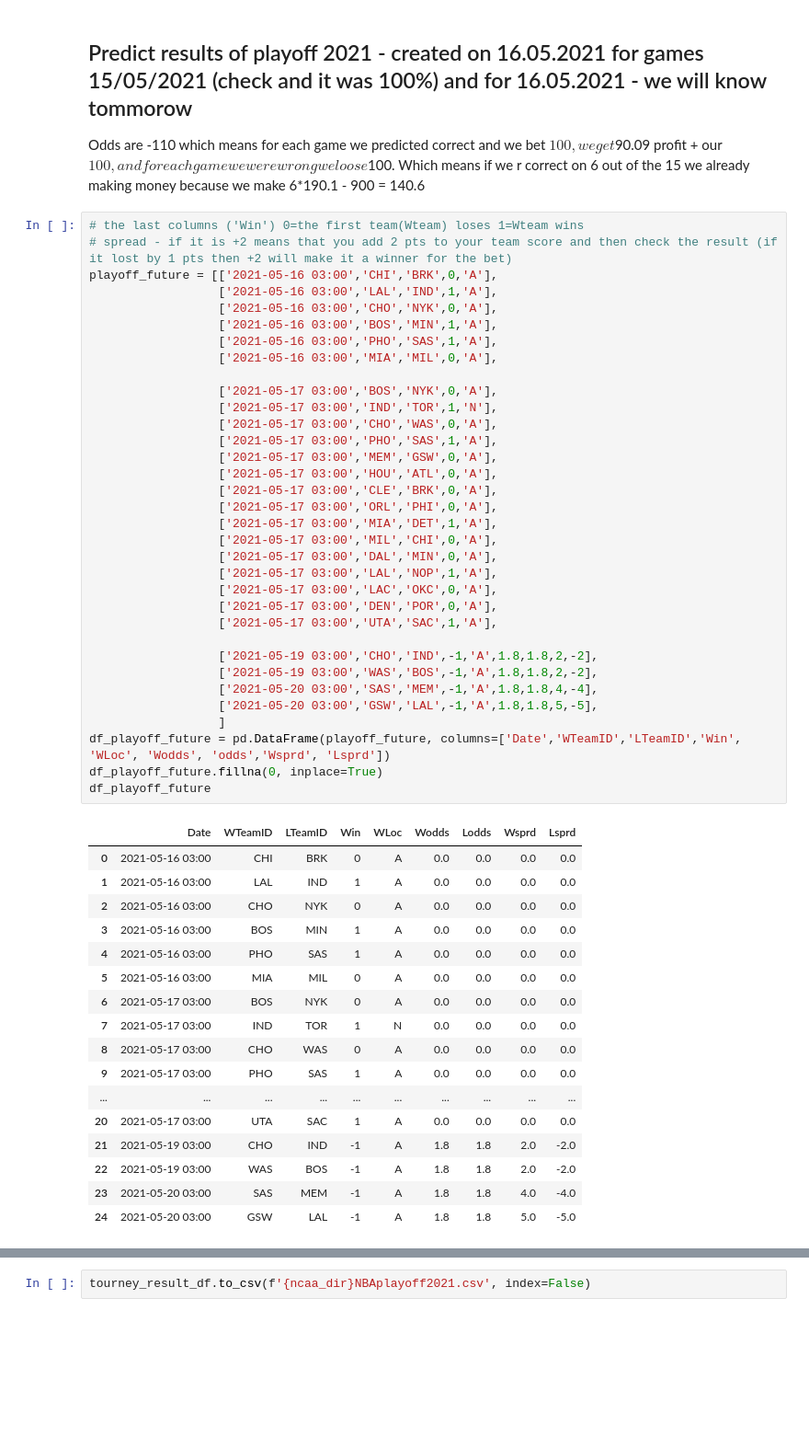
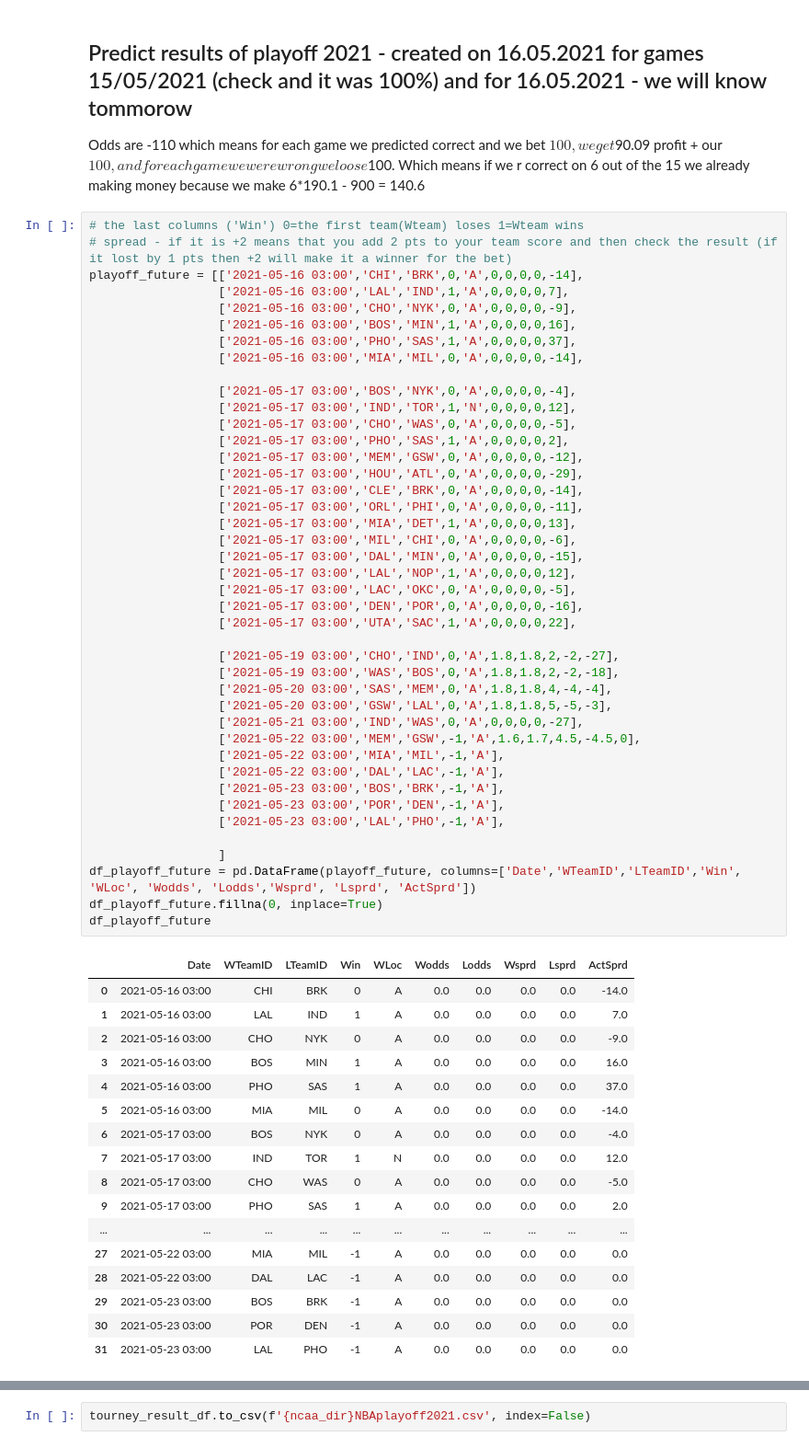
Before and after one commit to drbarak/NBA, a Jupyter notebook: NBA2021.ipynb, the cells around one changed output, grey strips where cells are left out. Shown at 92% size. Drawn from its saved outputs; the diff is of its cells as text; blank space fills up the shorter version.

```diff
--- a/NBA2021.ipynb
+++ b/NBA2021.ipynb
@@ -833,53 +924,61 @@ Odds are -110 which means for each game we predicted correct and we bet $100, we
 # %%
 # the last columns ('Win') 0=the first team(Wteam) loses 1=Wteam wins
 # spread - if it is +2 means that you add 2 pts to your team score and then check the result (if it lost by 1 pts then +2 will make it a winner for the bet)
-playoff_future = [['2021-05-16 03:00','CHI','BRK',0,'A'],
-                  ['2021-05-16 03:00','LAL','IND',1,'A'],
-                  ['2021-05-16 03:00','CHO','NYK',0,'A'],
-                  ['2021-05-16 03:00','BOS','MIN',1,'A'],
-                  ['2021-05-16 03:00','PHO','SAS',1,'A'],
-                  ['2021-05-16 03:00','MIA','MIL',0,'A'],
+playoff_future = [['2021-05-16 03:00','CHI','BRK',0,'A',0,0,0,0,-14],
+                  ['2021-05-16 03:00','LAL','IND',1,'A',0,0,0,0,7],
+                  ['2021-05-16 03:00','CHO','NYK',0,'A',0,0,0,0,-9],
+                  ['2021-05-16 03:00','BOS','MIN',1,'A',0,0,0,0,16],
+                  ['2021-05-16 03:00','PHO','SAS',1,'A',0,0,0,0,37],
+                  ['2021-05-16 03:00','MIA','MIL',0,'A',0,0,0,0,-14],
 
-                  ['2021-05-17 03:00','BOS','NYK',0,'A'],
-                  ['2021-05-17 03:00','IND','TOR',1,'N'],
-                  ['2021-05-17 03:00','CHO','WAS',0,'A'],
-                  ['2021-05-17 03:00','PHO','SAS',1,'A'],
-                  ['2021-05-17 03:00','MEM','GSW',0,'A'],
-                  ['2021-05-17 03:00','HOU','ATL',0,'A'],
-                  ['2021-05-17 03:00','CLE','BRK',0,'A'],
-                  ['2021-05-17 03:00','ORL','PHI',0,'A'],
-                  ['2021-05-17 03:00','MIA','DET',1,'A'],
-                  ['2021-05-17 03:00','MIL','CHI',0,'A'],
-                  ['2021-05-17 03:00','DAL','MIN',0,'A'],
-                  ['2021-05-17 03:00','LAL','NOP',1,'A'],
-                  ['2021-05-17 03:00','LAC','OKC',0,'A'],
-                  ['2021-05-17 03:00','DEN','POR',0,'A'],
-                  ['2021-05-17 03:00','UTA','SAC',1,'A'],
+                  ['2021-05-17 03:00','BOS','NYK',0,'A',0,0,0,0,-4],
+                  ['2021-05-17 03:00','IND','TOR',1,'N',0,0,0,0,12],
+                  ['2021-05-17 03:00','CHO','WAS',0,'A',0,0,0,0,-5],
+                  ['2021-05-17 03:00','PHO','SAS',1,'A',0,0,0,0,2],
+                  ['2021-05-17 03:00','MEM','GSW',0,'A',0,0,0,0,-12],
+                  ['2021-05-17 03:00','HOU','ATL',0,'A',0,0,0,0,-29],
+                  ['2021-05-17 03:00','CLE','BRK',0,'A',0,0,0,0,-14],
+                  ['2021-05-17 03:00','ORL','PHI',0,'A',0,0,0,0,-11],
+                  ['2021-05-17 03:00','MIA','DET',1,'A',0,0,0,0,13],
+                  ['2021-05-17 03:00','MIL','CHI',0,'A',0,0,0,0,-6],
+                  ['2021-05-17 03:00','DAL','MIN',0,'A',0,0,0,0,-15],
+                  ['2021-05-17 03:00','LAL','NOP',1,'A',0,0,0,0,12],
+                  ['2021-05-17 03:00','LAC','OKC',0,'A',0,0,0,0,-5],
+                  ['2021-05-17 03:00','DEN','POR',0,'A',0,0,0,0,-16],
+                  ['2021-05-17 03:00','UTA','SAC',1,'A',0,0,0,0,22],
 
-                  ['2021-05-19 03:00','CHO','IND',-1,'A',1.8,1.8,2,-2],
-                  ['2021-05-19 03:00','WAS','BOS',-1,'A',1.8,1.8,2,-2],
-                  ['2021-05-20 03:00','SAS','MEM',-1,'A',1.8,1.8,4,-4],
-                  ['2021-05-20 03:00','GSW','LAL',-1,'A',1.8,1.8,5,-5],
+                  ['2021-05-19 03:00','CHO','IND',0,'A',1.8,1.8,2,-2,-27],
+                  ['2021-05-19 03:00','WAS','BOS',0,'A',1.8,1.8,2,-2,-18],
+                  ['2021-05-20 03:00','SAS','MEM',0,'A',1.8,1.8,4,-4,-4],
+                  ['2021-05-20 03:00','GSW','LAL',0,'A',1.8,1.8,5,-5,-3],
+                  ['2021-05-21 03:00','IND','WAS',0,'A',0,0,0,0,-27],
+                  ['2021-05-22 03:00','MEM','GSW',-1,'A',1.6,1.7,4.5,-4.5,0],
+                  ['2021-05-22 03:00','MIA','MIL',-1,'A'],
+                  ['2021-05-22 03:00','DAL','LAC',-1,'A'],
+                  ['2021-05-23 03:00','BOS','BRK',-1,'A'],
+                  ['2021-05-23 03:00','POR','DEN',-1,'A'],
+                  ['2021-05-23 03:00','LAL','PHO',-1,'A'],
+
                   ]
-df_playoff_future = pd.DataFrame(playoff_future, columns=['Date','WTeamID','LTeamID','Win', 'WLoc', 'Wodds', 'odds','Wsprd', 'Lsprd'])
+df_playoff_future = pd.DataFrame(playoff_future, columns=['Date','WTeamID','LTeamID','Win', 'WLoc', 'Wodds', 'Lodds','Wsprd', 'Lsprd', 'ActSprd'])
 df_playoff_future.fillna(0, inplace=True)
 df_playoff_future
 # %% [output]
-|  | Date | WTeamID | LTeamID | Win | WLoc | Wodds | Lodds | Wsprd | Lsprd |
-| 0 | 2021-05-16 03:00 | CHI | BRK | 0 | A | 0.0 | 0.0 | 0.0 | 0.0 |
-| 1 | 2021-05-16 03:00 | LAL | IND | 1 | A | 0.0 | 0.0 | 0.0 | 0.0 |
-| 2 | 2021-05-16 03:00 | CHO | NYK | 0 | A | 0.0 | 0.0 | 0.0 | 0.0 |
-| 3 | 2021-05-16 03:00 | BOS | MIN | 1 | A | 0.0 | 0.0 | 0.0 | 0.0 |
-| 4 | 2021-05-16 03:00 | PHO | SAS | 1 | A | 0.0 | 0.0 | 0.0 | 0.0 |
-| 5 | 2021-05-16 03:00 | MIA | MIL | 0 | A | 0.0 | 0.0 | 0.0 | 0.0 |
-| 6 | 2021-05-17 03:00 | BOS | NYK | 0 | A | 0.0 | 0.0 | 0.0 | 0.0 |
-| 7 | 2021-05-17 03:00 | IND | TOR | 1 | N | 0.0 | 0.0 | 0.0 | 0.0 |
-| 8 | 2021-05-17 03:00 | CHO | WAS | 0 | A | 0.0 | 0.0 | 0.0 | 0.0 |
-| 9 | 2021-05-17 03:00 | PHO | SAS | 1 | A | 0.0 | 0.0 | 0.0 | 0.0 |
-| ... | ... | ... | ... | ... | ... | ... | ... | ... | ... |
-| 20 | 2021-05-17 03:00 | UTA | SAC | 1 | A | 0.0 | 0.0 | 0.0 | 0.0 |
-| 21 | 2021-05-19 03:00 | CHO | IND | -1 | A | 1.8 | 1.8 | 2.0 | -2.0 |
-| 22 | 2021-05-19 03:00 | WAS | BOS | -1 | A | 1.8 | 1.8 | 2.0 | -2.0 |
-| 23 | 2021-05-20 03:00 | SAS | MEM | -1 | A | 1.8 | 1.8 | 4.0 | -4.0 |
-| 24 | 2021-05-20 03:00 | GSW | LAL | -1 | A | 1.8 | 1.8 | 5.0 | -5.0 |
+|  | Date | WTeamID | LTeamID | Win | WLoc | Wodds | Lodds | Wsprd | Lsprd | ActSprd |
+| 0 | 2021-05-16 03:00 | CHI | BRK | 0 | A | 0.0 | 0.0 | 0.0 | 0.0 | -14.0 |
+| 1 | 2021-05-16 03:00 | LAL | IND | 1 | A | 0.0 | 0.0 | 0.0 | 0.0 | 7.0 |
+| 2 | 2021-05-16 03:00 | CHO | NYK | 0 | A | 0.0 | 0.0 | 0.0 | 0.0 | -9.0 |
+| 3 | 2021-05-16 03:00 | BOS | MIN | 1 | A | 0.0 | 0.0 | 0.0 | 0.0 | 16.0 |
+| 4 | 2021-05-16 03:00 | PHO | SAS | 1 | A | 0.0 | 0.0 | 0.0 | 0.0 | 37.0 |
+| 5 | 2021-05-16 03:00 | MIA | MIL | 0 | A | 0.0 | 0.0 | 0.0 | 0.0 | -14.0 |
+| 6 | 2021-05-17 03:00 | BOS | NYK | 0 | A | 0.0 | 0.0 | 0.0 | 0.0 | -4.0 |
+| 7 | 2021-05-17 03:00 | IND | TOR | 1 | N | 0.0 | 0.0 | 0.0 | 0.0 | 12.0 |
+| 8 | 2021-05-17 03:00 | CHO | WAS | 0 | A | 0.0 | 0.0 | 0.0 | 0.0 | -5.0 |
+| 9 | 2021-05-17 03:00 | PHO | SAS | 1 | A | 0.0 | 0.0 | 0.0 | 0.0 | 2.0 |
+| ... | ... | ... | ... | ... | ... | ... | ... | ... | ... | ... |
+| 27 | 2021-05-22 03:00 | MIA | MIL | -1 | A | 0.0 | 0.0 | 0.0 | 0.0 | 0.0 |
+| 28 | 2021-05-22 03:00 | DAL | LAC | -1 | A | 0.0 | 0.0 | 0.0 | 0.0 | 0.0 |
+| 29 | 2021-05-23 03:00 | BOS | BRK | -1 | A | 0.0 | 0.0 | 0.0 | 0.0 | 0.0 |
+| 30 | 2021-05-23 03:00 | POR | DEN | -1 | A | 0.0 | 0.0 | 0.0 | 0.0 | 0.0 |
+| 31 | 2021-05-23 03:00 | LAL | PHO | -1 | A | 0.0 | 0.0 | 0.0 | 0.0 | 0.0 |
 # %%
```
Also changed, not shown: parts of 20 cells of this notebook.
